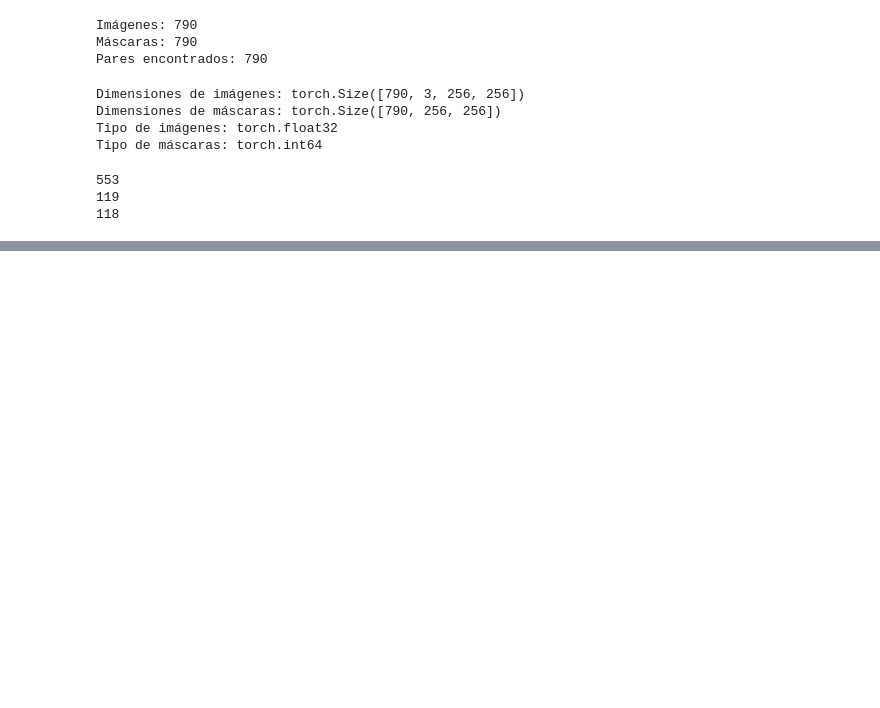
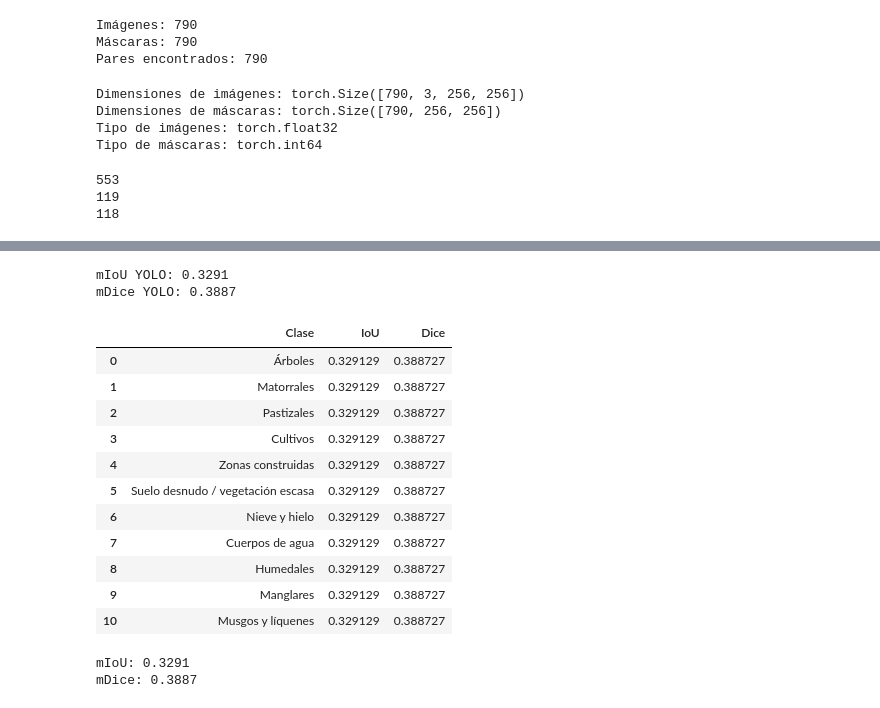
Before and after one commit to Iza-JLO/Computer-Vision-Land-Segmentation, a Jupyter notebook: src/YOLO_UNET_BASE.ipynb, the cells around one changed output, grey strips where cells are left out. Saved outputs shown, nothing was run; the diff lists cells and outputs as text; code cells hidden in the pictures; blank space fills up the shorter version.

```diff
--- a/src/YOLO_UNET_BASE.ipynb
+++ b/src/YOLO_UNET_BASE.ipynb
@@ -115,0 +624,71 @@ print(val_size)
+# %%
+model_yolo_test = YOLO("runs/semantic/runs/satellite/yolo26n_sem/weights/best.pt")
+model_yolo_test.eval()
+with torch.no_grad():
+    for images, masks in val_loader:
+        preds = []
+        for image in images:
+            #YOLO lee [B,H,W] :p
+            image_np = image.permute(1,2,0).numpy()
+            image_np = (image_np * 255).clip(0,255).astype(np.uint8)
+
+            image_bgr = cv2.cvtColor(image_np, cv2.COLOR_RGB2BGR)
+            result= model_yolo_test.predict(source=image_bgr, imgsz=256, device=0, verbose=False)[0]
+            pred = result.semantic_mask.data
+            preds.append(pred.cpu())
+
+        preds = torch.stack(preds).to(DEVICE)
+        masks = masks.to(DEVICE)
+        metric_iou.update(preds, masks)
+        metric_dice.update(preds, masks)
+
+iou_per_class = metric_iou.compute().cpu().numpy()
+dice_per_class = metric_dice.compute().cpu().numpy()
+
+miou = np.nanmean(iou_per_class)
+mdice = np.nanmean(dice_per_class)
+
+print(f"mIoU YOLO: {miou:.4f}")
+print(f"mDice YOLO: {mdice:.4f}")
+# %% [output]
+mIoU YOLO: 0.3291
+mDice YOLO: 0.3887
+# %%
+results_test_yolo = pd.DataFrame({
+    "Clase": [model_class_names[i] for i in range(11)],
+    "IoU": iou_per_class,
+    "Dice": dice_per_class
+})
+
+display(results_test_yolo)
+
+print(f"mIoU: {miou:.4f}")
+print(f"mDice: {mdice:.4f}")
+
+results_test_yolo.to_csv(
+    "results_test_yolo.csv",
+    index=False
+)
+
+pd.DataFrame({
+    "Metric": ["mIoU", "mDice"],
+    "Value": [miou, mdice]
+}).to_csv(
+    "summary_test_yolo.csv",
+    index=False
+)
+# %% [output]
+|  | Clase | IoU | Dice |
+| 0 | Árboles | 0.329129 | 0.388727 |
+| 1 | Matorrales | 0.329129 | 0.388727 |
+| 2 | Pastizales | 0.329129 | 0.388727 |
+| 3 | Cultivos | 0.329129 | 0.388727 |
+| 4 | Zonas construidas | 0.329129 | 0.388727 |
+| 5 | Suelo desnudo / vegetación escasa | 0.329129 | 0.388727 |
+| 6 | Nieve y hielo | 0.329129 | 0.388727 |
+| 7 | Cuerpos de agua | 0.329129 | 0.388727 |
+| 8 | Humedales | 0.329129 | 0.388727 |
+| 9 | Manglares | 0.329129 | 0.388727 |
+| 10 | Musgos y líquenes | 0.329129 | 0.388727 |
+mIoU: 0.3291
+mDice: 0.3887
```
Also changed, not shown: parts of 21 cells of this notebook, 1 other file.
